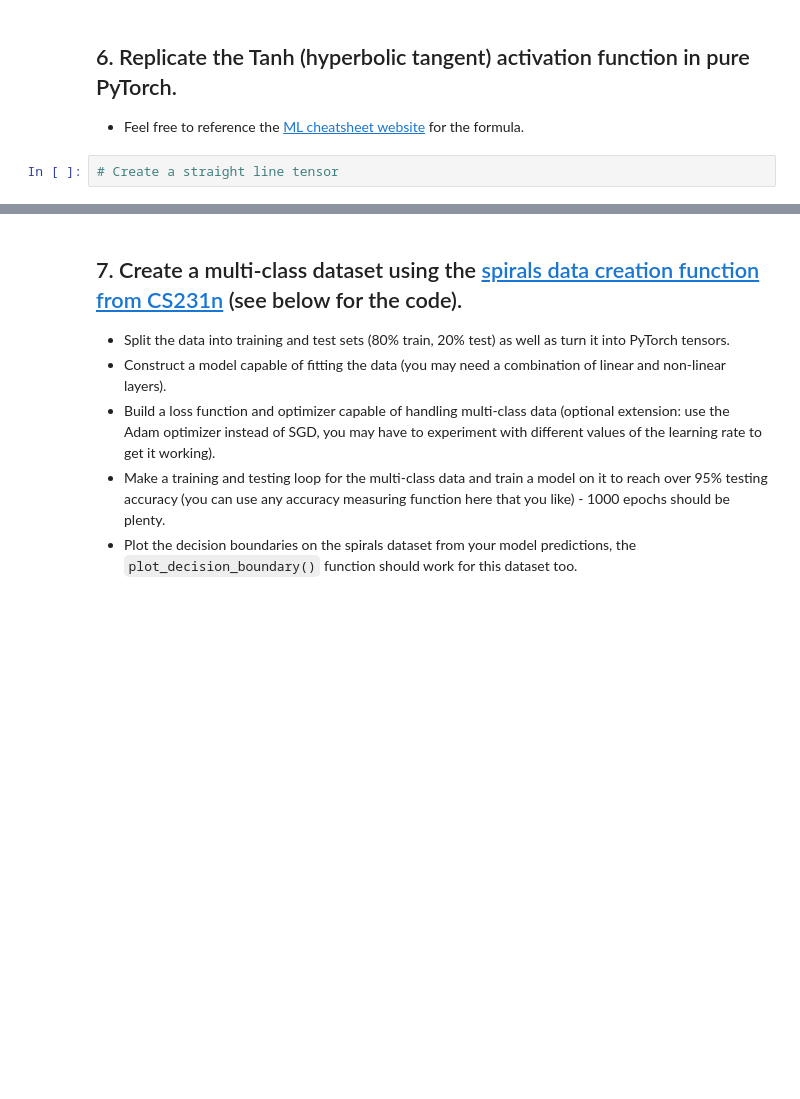
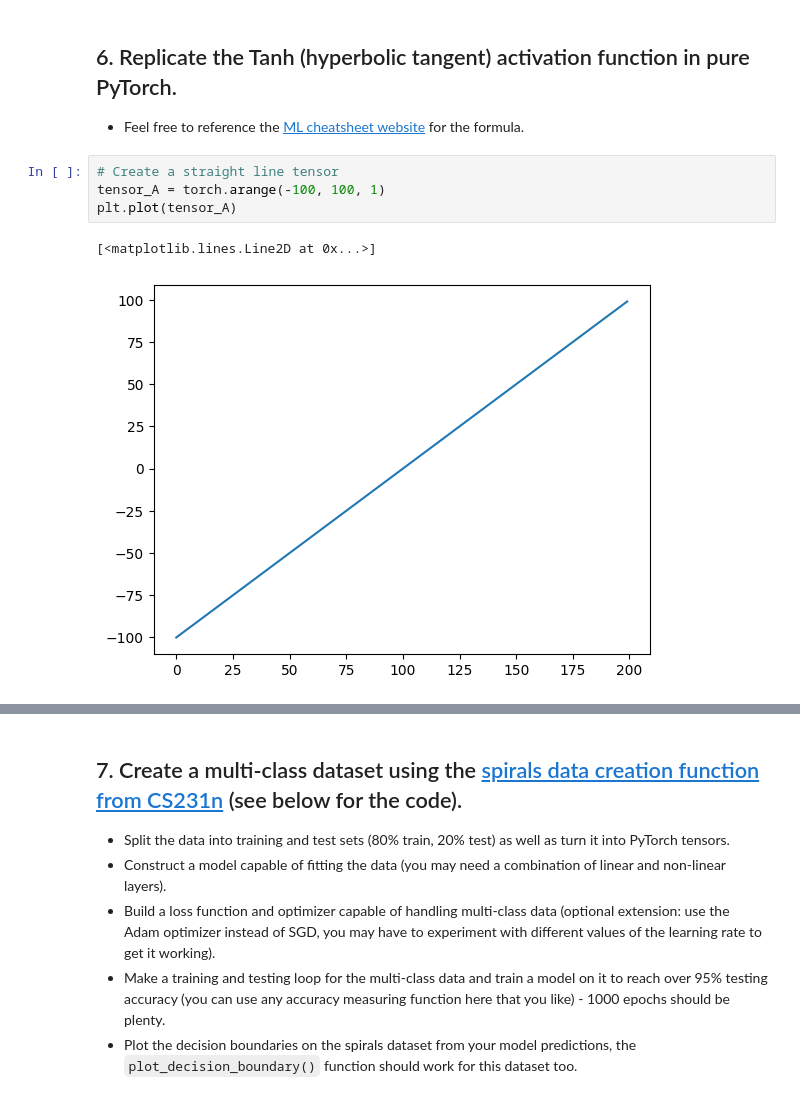
Before and after one commit to hirocs/hirocs, a Jupyter notebook: extras/exercises/02_pytorch_classification_exercises.ipynb, the cells around one changed output, grey strips where cells are left out. Saved outputs shown, nothing was run; the diff lists cells and outputs as text; blank space fills up the shorter version.

```diff
--- a/extras/exercises/02_pytorch_classification_exercises.ipynb
+++ b/extras/exercises/02_pytorch_classification_exercises.ipynb
@@ -297,5 +297,10 @@ plot_decision_boundary(model_0, X_test, y_test)
   * Feel free to reference the [ML cheatsheet website](https://ml-cheatsheet.readthedocs.io/en/latest/activation_functions.html#tanh) for the formula.
 # %%
 # Create a straight line tensor
+tensor_A = torch.arange(-100, 100, 1)
+plt.plot(tensor_A)
+# %% [output]
+[<matplotlib.lines.Line2D at 0x...>]
+[figure, added]
 # %%
 # Test torch.tanh() on the tensor and plot it
```
Also changed, not shown: parts of 3 cells of this notebook.
